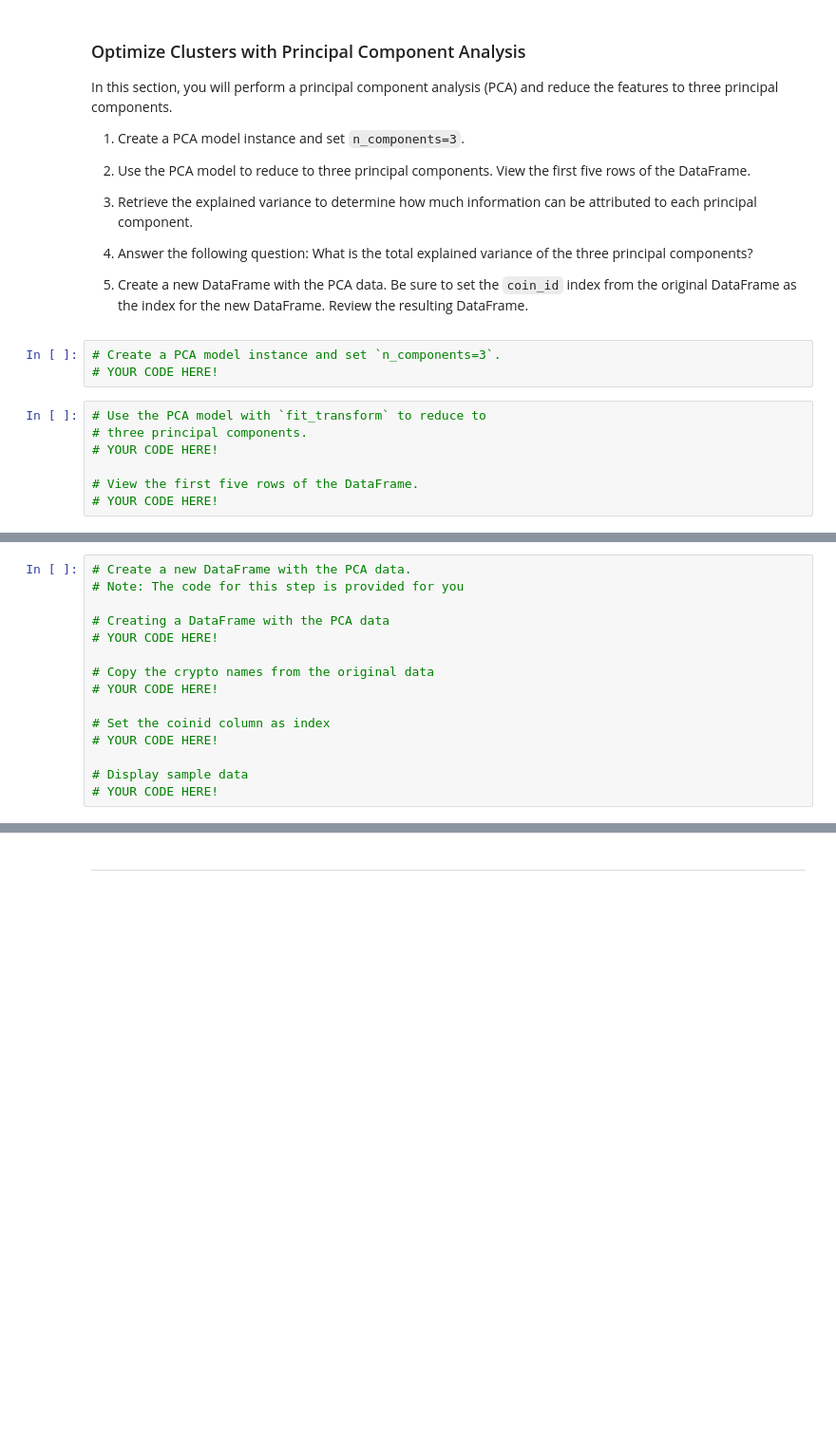
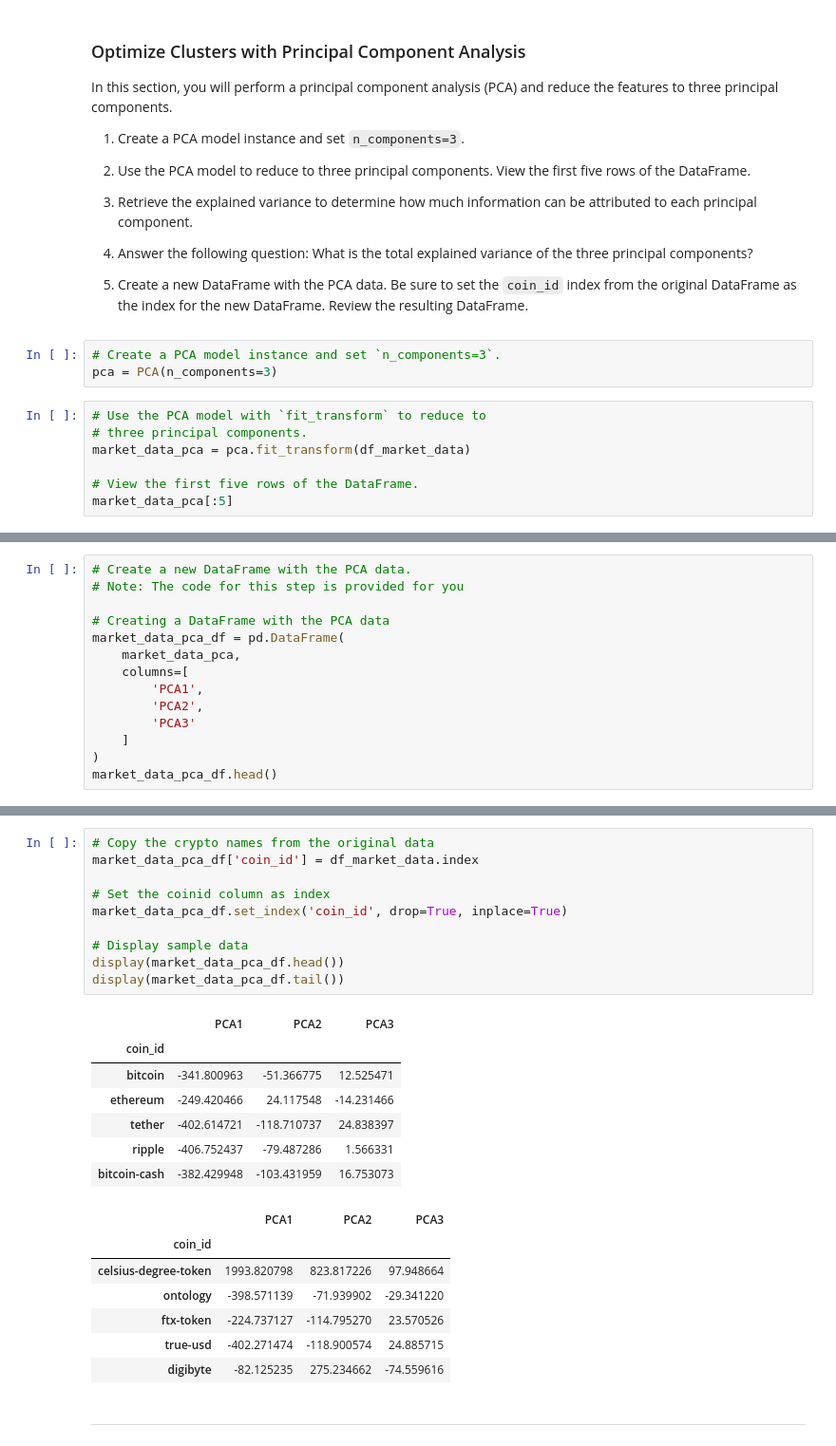
Before and after one commit to gadam/module_10_challenge, a Jupyter notebook: crypto_investments.ipynb, the cells around one changed output, grey strips where cells are left out. Shown at 95% size. Cells and saved outputs as stored; diff of their text form; blank space fills up the shorter version.

Commit message:
Created PCA data

```diff
--- a/crypto_investments.ipynb
+++ b/crypto_investments.ipynb
@@ -288,11 +289,11 @@ In this section, you will perform a principal component analysis (PCA) and reduc
 5. Create a new DataFrame with the PCA data. Be sure to set the `coin_id` index from the original DataFrame as the index for the new DataFrame. Review the resulting DataFrame.
 # %%
 # Create a PCA model instance and set `n_components=3`.
-# YOUR CODE HERE!
+pca = PCA(n_components=3)
 # %%
 # Use the PCA model with `fit_transform` to reduce to
 # three principal components.
-# YOUR CODE HERE!
+market_data_pca = pca.fit_transform(df_market_data)
 
 # View the first five rows of the DataFrame.
-# YOUR CODE HERE!
+market_data_pca[:5]
@@ -311,13 +326,12 @@ In this section, you will perform a principal component analysis (PCA) and reduc
 # Note: The code for this step is provided for you
 
 # Creating a DataFrame with the PCA data
-# YOUR CODE HERE!
-
-# Copy the crypto names from the original data
-# YOUR CODE HERE!
-
-# Set the coinid column as index
-# YOUR CODE HERE!
-
-# Display sample data
-# YOUR CODE HERE!
+market_data_pca_df = pd.DataFrame(
+    market_data_pca,
+    columns=[
+        'PCA1',
+        'PCA2',
+        'PCA3'
+    ]
+)
+market_data_pca_df.head()
@@ -324,3 +345,28 @@ In this section, you will perform a principal component analysis (PCA) and reduc
+# %%
+# Copy the crypto names from the original data
+market_data_pca_df['coin_id'] = df_market_data.index
+
+# Set the coinid column as index
+market_data_pca_df.set_index('coin_id', drop=True, inplace=True)
+
+# Display sample data
+display(market_data_pca_df.head())
+display(market_data_pca_df.tail())
+# %% [output]
+|  | PCA1 | PCA2 | PCA3 |
+| coin_id |  |  |  |
+| bitcoin | -341.800963 | -51.366775 | 12.525471 |
+| ethereum | -249.420466 | 24.117548 | -14.231466 |
+| tether | -402.614721 | -118.710737 | 24.838397 |
+| ripple | -406.752437 | -79.487286 | 1.566331 |
+| bitcoin-cash | -382.429948 | -103.431959 | 16.753073 |
+|  | PCA1 | PCA2 | PCA3 |
+| coin_id |  |  |  |
+| celsius-degree-token | 1993.820798 | 823.817226 | 97.948664 |
+| ontology | -398.571139 | -71.939902 | -29.341220 |
+| ftx-token | -224.737127 | -114.795270 | 23.570526 |
+| true-usd | -402.271474 | -118.900574 | 24.885715 |
+| digibyte | -82.125235 | 275.234662 | -74.559616 |
 # %% [markdown]
 ---
 # %% [markdown]
```
Also changed, not shown: parts of 6 cells of this notebook.
